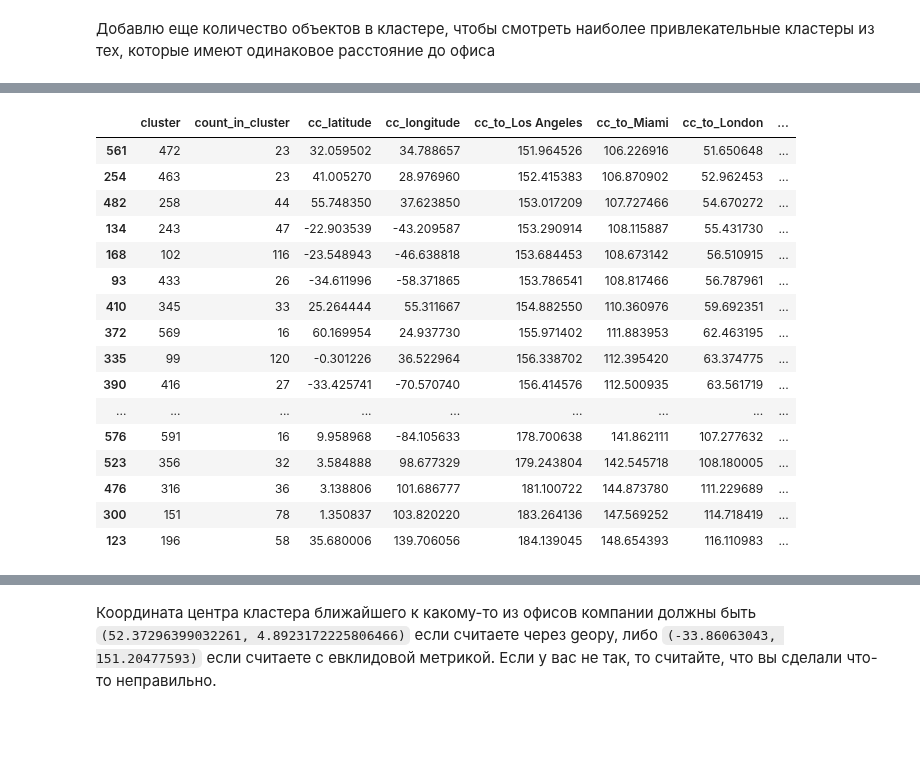
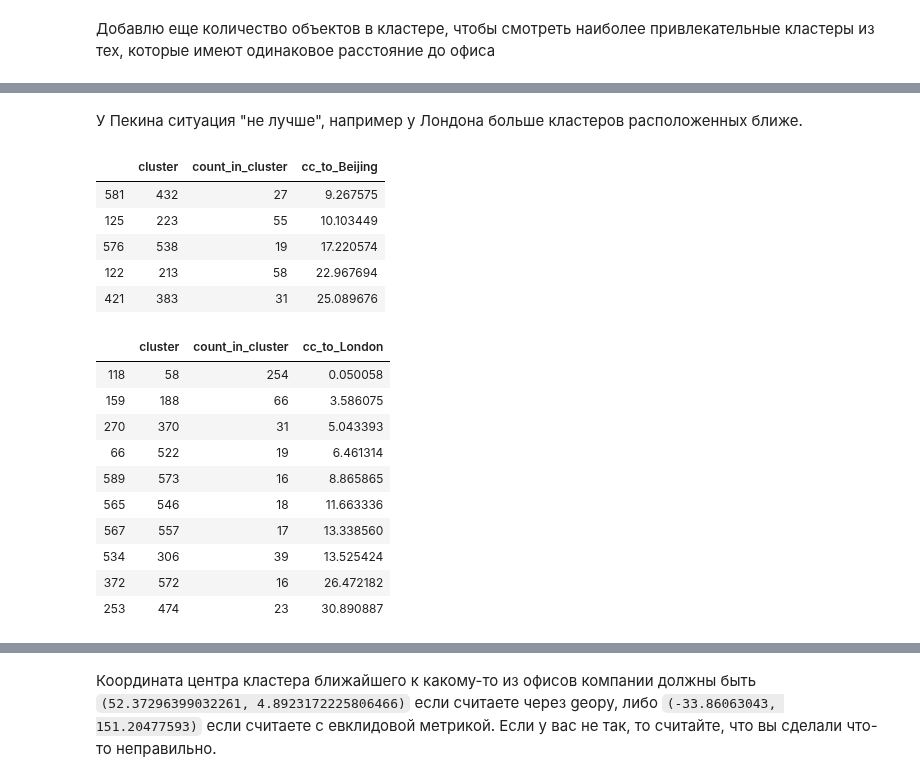
Before and after one commit to D7nis/Course-ML-Classic, a Jupyter notebook: Practice/2. Кластеризация. Kmeans/02-02-clustering_DDA.ipynb, the cells around one changed output, grey strips where cells are left out. Drawn from its saved outputs; the diff is of its cells as text; code cells hidden in the pictures; blank space fills up the shorter version.

```diff
--- a/Practice/2. Кластеризация. Kmeans/02-02-clustering_DDA.ipynb
+++ b/Practice/2. Кластеризация. Kmeans/02-02-clustering_DDA.ipynb
@@ -192,7 +190,9 @@ def Euclid (x1,y1,x2,y2):
 # %%
 #Считаю евклидово расстояние от офисов до всех координат и записываю в df_15 в новые столцы
+from scipy.spatial import distance
+
 offices_name = ['Los Angeles','Miami','London','Amsterdam','Beijing','Sydney']
 for i in range(6):
     #Расстояние от офиса до центора кластера
-    df_gt15_с['cc_to_{}'.format(offices_name[i])] = Euclid(offices[i][0],df_gt15_с['cc_latitude'],\
-                                                         offices[i][1],df_gt15_с['cc_longitude'])
+    df_gt15_с['cc_to_{}'.format(offices_name[i])] = [distance.euclidean(offices[i],cc) \
+                                                     for cc in np.array(df_gt15_с[['cc_latitude','cc_longitude']])]
@@ -199,20 +222,25 @@ for i in range(6):
+# %% [markdown]
+У Пекина ситуация "не лучше", например у Лондона больше кластеров расположенных ближе.
+# %%
+df_gt15_с.sort_values(by=['cc_to_Beijing']).head()[['cluster','count_in_cluster','cc_to_Beijing']]
+# %% [output]
+|  | cluster | count_in_cluster | cc_to_Beijing |
+| 581 | 432 | 27 | 9.267575 |
+| 125 | 223 | 55 | 10.103449 |
+| 576 | 538 | 19 | 17.220574 |
+| 122 | 213 | 58 | 22.967694 |
+| 421 | 383 | 31 | 25.089676 |
 # %%
-df_gt15_с.sort_values(by=['cc_to_London']).head(30)
+df_gt15_с.sort_values(by=['cc_to_London']).head(10)[['cluster','count_in_cluster','cc_to_London']]
 # %% [output]
-|  | cluster | count_in_cluster | cc_latitude | cc_longitude | cc_to_Los Angeles | cc_to_Miami | cc_to_London | ... |
-| 561 | 472 | 23 | 32.059502 | 34.788657 | 151.964526 | 106.226916 | 51.650648 | ... |
-| 254 | 463 | 23 | 41.005270 | 28.976960 | 152.415383 | 106.870902 | 52.962453 | ... |
-| 482 | 258 | 44 | 55.748350 | 37.623850 | 153.017209 | 107.727466 | 54.670272 | ... |
-| 134 | 243 | 47 | -22.903539 | -43.209587 | 153.290914 | 108.115887 | 55.431730 | ... |
-| 168 | 102 | 116 | -23.548943 | -46.638818 | 153.684453 | 108.673142 | 56.510915 | ... |
-| 93 | 433 | 26 | -34.611996 | -58.371865 | 153.786541 | 108.817466 | 56.787961 | ... |
-| 410 | 345 | 33 | 25.264444 | 55.311667 | 154.882550 | 110.360976 | 59.692351 | ... |
-| 372 | 569 | 16 | 60.169954 | 24.937730 | 155.971402 | 111.883953 | 62.463195 | ... |
-| 335 | 99 | 120 | -0.301226 | 36.522964 | 156.338702 | 112.395420 | 63.374775 | ... |
-| 390 | 416 | 27 | -33.425741 | -70.570740 | 156.414576 | 112.500935 | 63.561719 | ... |
-| ... | ... | ... | ... | ... | ... | ... | ... | ... |
-| 576 | 591 | 16 | 9.958968 | -84.105633 | 178.700638 | 141.862111 | 107.277632 | ... |
-| 523 | 356 | 32 | 3.584888 | 98.677329 | 179.243804 | 142.545718 | 108.180005 | ... |
-| 476 | 316 | 36 | 3.138806 | 101.686777 | 181.100722 | 144.873780 | 111.229689 | ... |
-| 300 | 151 | 78 | 1.350837 | 103.820220 | 183.264136 | 147.569252 | 114.718419 | ... |
-| 123 | 196 | 58 | 35.680006 | 139.706056 | 184.139045 | 148.654393 | 116.110983 | ... |
+|  | cluster | count_in_cluster | cc_to_London |
+| 118 | 58 | 254 | 0.050058 |
+| 159 | 188 | 66 | 3.586075 |
+| 270 | 370 | 31 | 5.043393 |
+| 66 | 522 | 19 | 6.461314 |
+| 589 | 573 | 16 | 8.865865 |
+| 565 | 546 | 18 | 11.663336 |
+| 567 | 557 | 17 | 13.338560 |
+| 534 | 306 | 39 | 13.525424 |
+| 372 | 572 | 16 | 26.472182 |
+| 253 | 474 | 23 | 30.890887 |
```
Also changed, not shown: parts of 24 cells of this notebook.
